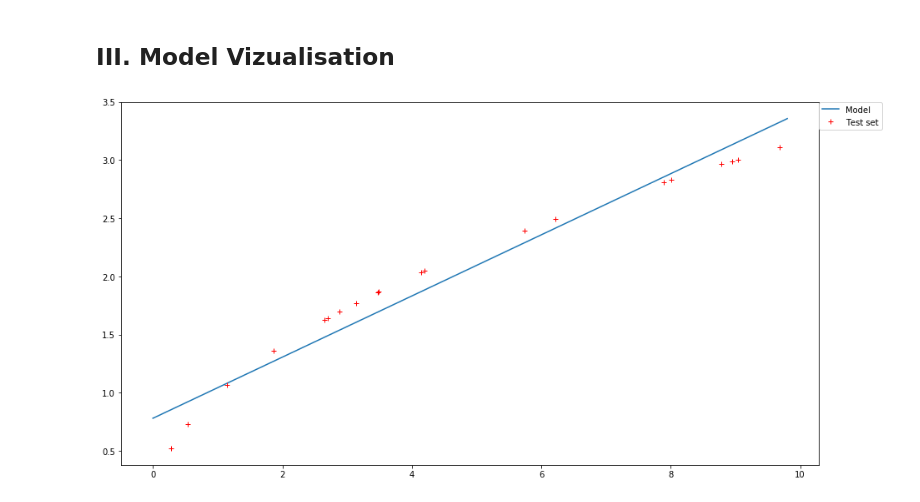
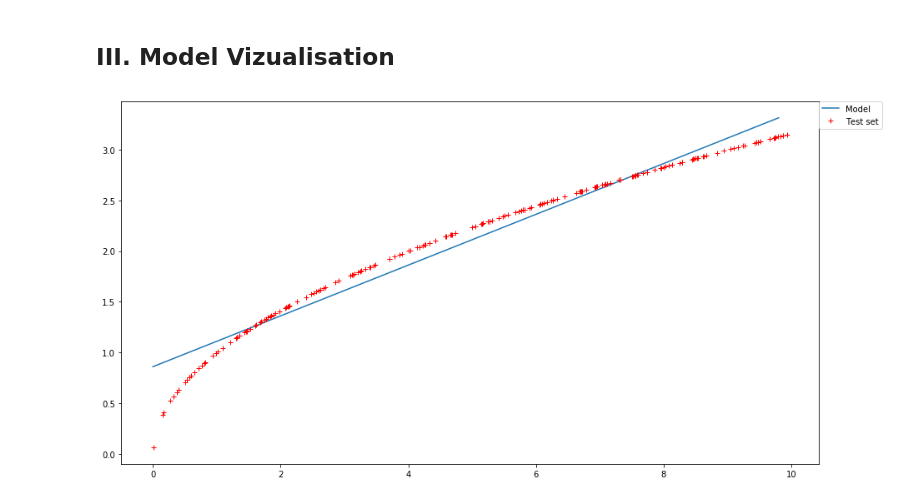
Before and after one commit to thaithai1/ML_from_scratch, a Jupyter notebook: LinearReg_run.ipynb, the cells around one changed output. Drawn from its saved outputs; the diff is of its cells as text; code cells hidden in the pictures.

```diff
--- a/LinearReg_run.ipynb
+++ b/LinearReg_run.ipynb
@@ -8,7 +8,7 @@ import matplotlib.pyplot as plt
 # %% [markdown]
 ## I. Dataset
 # %%
-sample_size=100
+sample_size=1000
 np.random.seed(1)
 X=(np.random.rand(sample_size)*10).reshape(-1,1).T
 Y=np.sqrt(X).reshape(-1,1).T
@@ -44,0 +52,4 @@ Test Error : 0.024536360026353055
+# %%
+np.random.seed(1)
+model=LinearReg(X_train, Y_train, X_test, Y_test)
+model.train_ann_lr( iter = 100, verbose=True)
@@ -45,12 +60,12 @@ Test Error : 0.024536360026353055
 # %% [markdown]
 ## III. Model Vizualisation
 # %%
-X=np.arange(0,10,0.2).reshape(1,-1)
+X=np.arange(0,np.max(X_train),0.2).reshape(1,-1)
 Y=model.predict(X)
 plt.figure(figsize=(15,8))
 plt.plot(X.reshape(-1,1),Y.reshape(-1,1), label = 'Model')
 plt.plot(X_test.reshape(-1,1),Y_test.reshape(-1,1),'r+', label = 'Test set')
 plt.legend(bbox_to_anchor=(1.0, 1), loc=2, borderaxespad=0.)
 plt.show()
 # %% [output]
-[figure, old version]
+[figure, new version]
```
Also changed, not shown: parts of 7 cells of this notebook, 4 other files.
